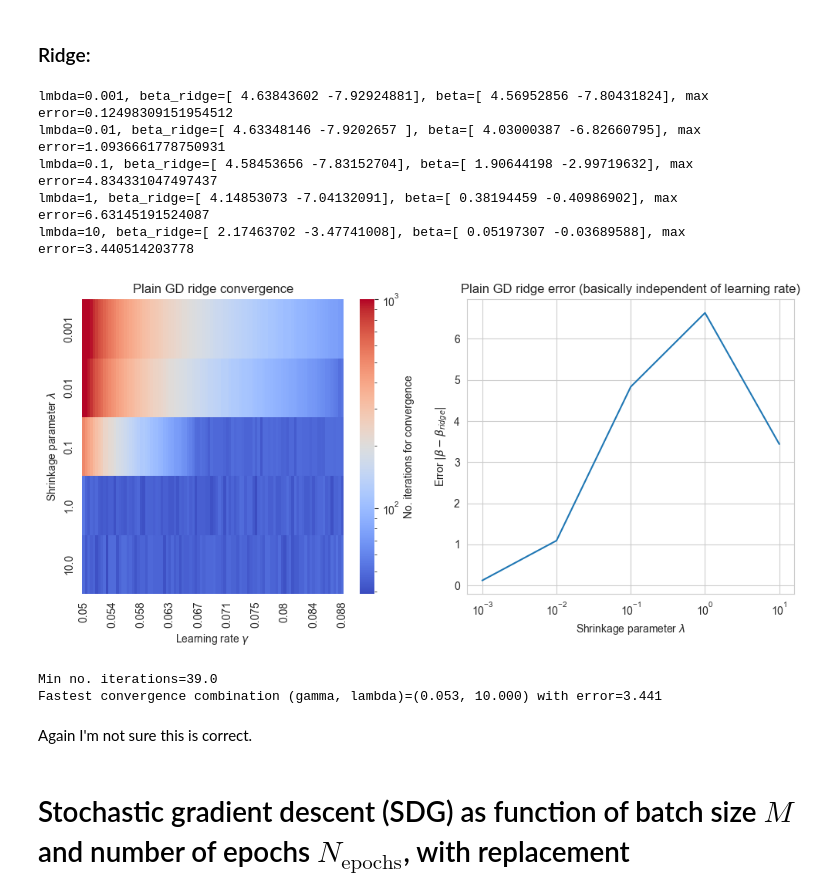
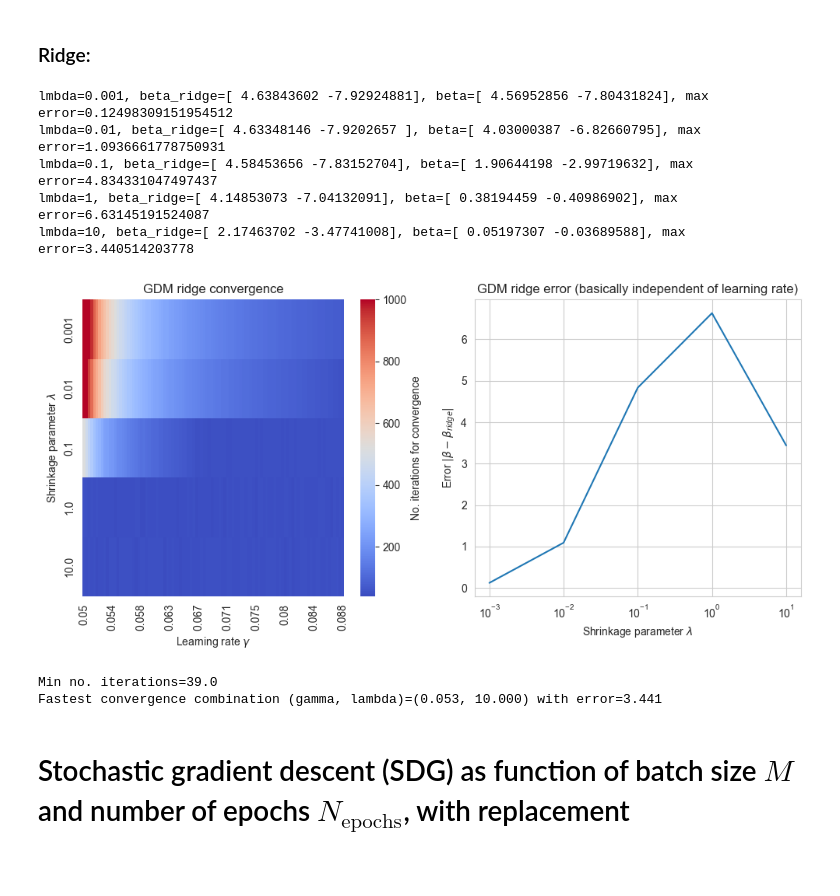
Before and after one commit to LassePladsen/FYS-STK3155-4155, a Jupyter notebook: Weekly exercises/41/Week 41 Lasse Pladsen.ipynb, the cells around one changed output. Drawn from its saved outputs; the diff is of its cells as text; code cells hidden in the pictures; blank space fills up the shorter version.

```diff
--- a/Weekly exercises/41/Week 41 Lasse Pladsen.ipynb
+++ b/Weekly exercises/41/Week 41 Lasse Pladsen.ipynb
@@ -9,6 +9,7 @@ N_iters = 1000  # max no. iterations before stopping
 noise_std = 0.1
 beta_tol = 1e-8  # beta tolerance for stopping iteration when |beta_new - beta_old| <= beta_tol
 rng_seed = 2023
+HEATMAP_CMAP = "coolwarm"  # colormap for seaborn heatmap plots
 
 # Create data set
 rng = np.random.default_rng(rng_seed)
@@ -33,7 +34,7 @@ OLS: 1/lambda_max=0.390
 ### OLS:
 # %%
 # Parameters
-learn_rates = np.linspace(0.05, 2 / np.max(eig_ols), 100, endpoint=False)
+learn_rates = np.linspace(0.05, 2 / np.max(eig_ols)*0.99, 100)
 
 no_iters = np.empty(learn_rates.size)  # store the number of iterations needed to converge
 errors = np.empty_like(no_iters)  # store the beta errors
@@ -314,39 +314,38 @@ xticks = ['' for _ in xticks]
 xticks[::int(len(xticks) / 10) + 1] = keptticks
 
 plt.subplot(1, 2, 1)
 ax = sb.heatmap(
         no_iters.T,
         annot=False,
-        cmap="coolwarm",
+        cmap=HEATMAP_CMAP,
         xticklabels=xticks,
         yticklabels=np.round(ridge_lambdas, 3),
-        norm="log",  # colorbar to log scale,
-        cbar_kws={"label": "No. iterations for convergence"}  # colorbar label
+        cbar_kws={"label": "No. iterations for convergence"},  # colorbar label
 )
 plt.xticks(rotation=90)  # sideways xticks
-plt.title("Plain GD ridge convergence")
+plt.title("GDM ridge convergence")
 plt.xlabel("Learning rate $\gamma$")
 plt.ylabel("Shrinkage parameter $\lambda$")
 ######
 
 
 ###### Error plot
 plt.subplot(1, 2, 2)
 plt.plot(ridge_lambdas, errors[0, :])  # the errors are the same for each learning rate value
-plt.title("Plain GD ridge error (basically independent of learning rate)")
+plt.title("GDM ridge error (basically independent of learning rate)")
 plt.ylabel(r"Error $|\beta-\beta_{ridge}|$")
 plt.xlabel("Shrinkage parameter $\lambda$")
 plt.xscale("log")
 ######
 
 plt.tight_layout()
 # %% [output]
 lmbda=0.001, beta_ridge=[ 4.63843602 -7.92924881], beta=[ 4.56952856 -7.80431824], max error=0.12498309151954512
 lmbda=0.01, beta_ridge=[ 4.63348146 -7.9202657 ], beta=[ 4.03000387 -6.82660795], max error=1.0936661778750931
 lmbda=0.1, beta_ridge=[ 4.58453656 -7.83152704], beta=[ 1.90644198 -2.99719632], max error=4.834331047497437
 lmbda=1, beta_ridge=[ 4.14853073 -7.04132091], beta=[ 0.38194459 -0.40986902], max error=6.63145191524087
 lmbda=10, beta_ridge=[ 2.17463702 -3.47741008], beta=[ 0.05197307 -0.03689588], max error=3.440514203778
-[figure, old version]
+[figure, new version]
 # %%
 print(f"Min no. iterations={np.min(no_iters)}")
 optimal_indices = np.unravel_index(np.argmin(no_iters), no_iters.shape)
@@ -355,8 +354,6 @@ print(
 # %% [output]
 Min no. iterations=39.0
 Fastest convergence combination (gamma, lambda)=(0.053, 10.000) with error=3.441
-# %% [markdown]
-Again I'm not sure this is correct.
 # %% [markdown]
 # Stochastic gradient descent (SDG) as function of batch size $M$ and number of epochs $N_\text{epochs}$, with replacement
 # %% [markdown]
```
Also changed, not shown: parts of 5 cells of this notebook.
